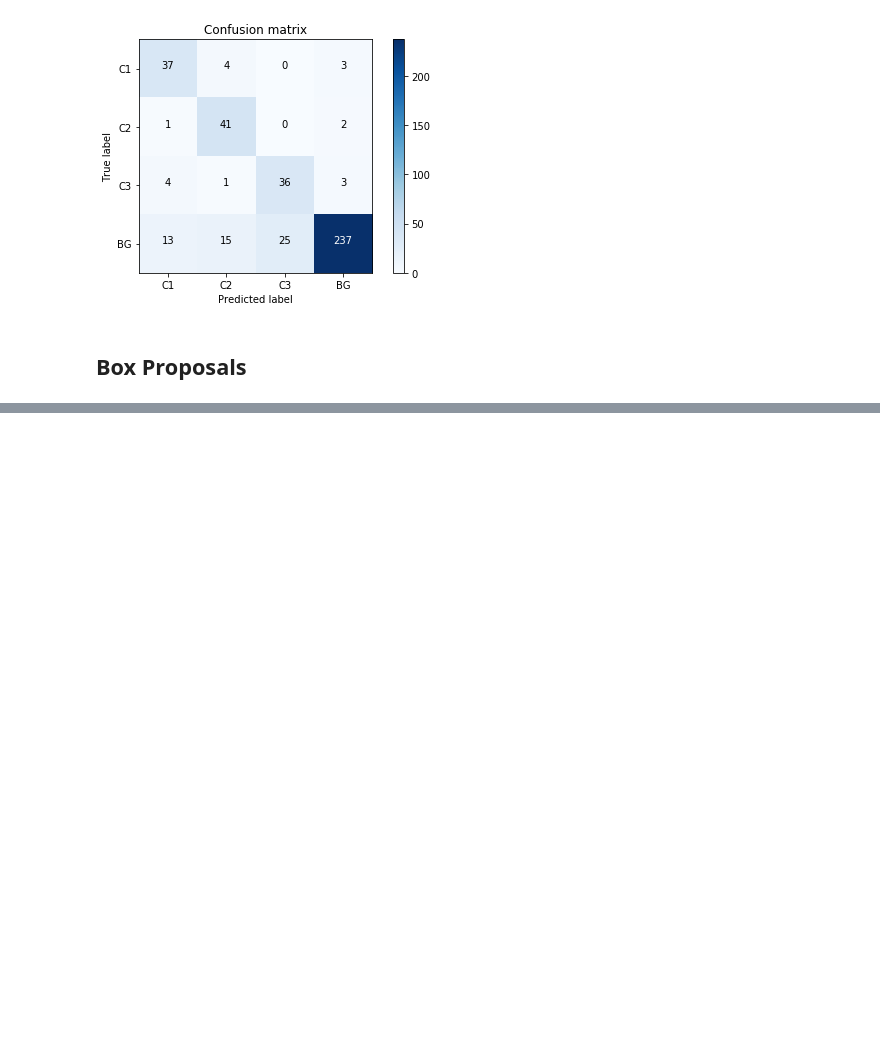
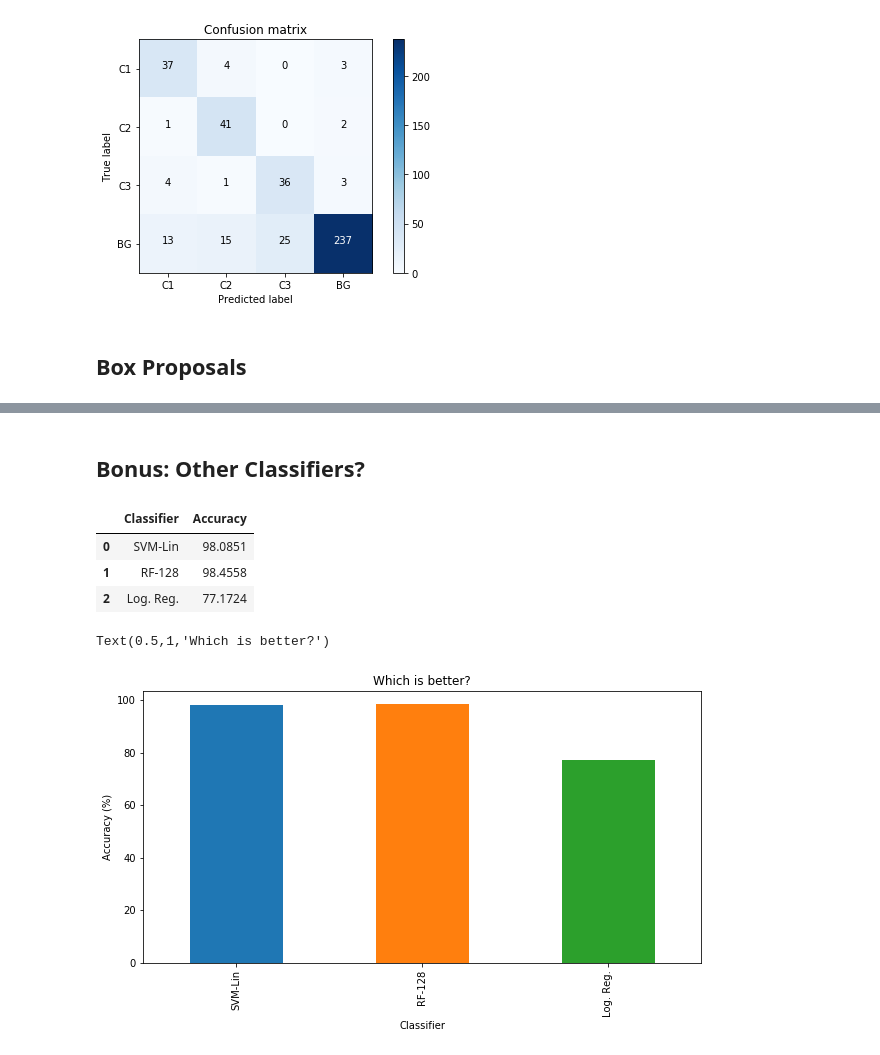
Before and after one commit to d-misra/object-detection, a Jupyter notebook: Object Detection Analysis.ipynb, the cells around one changed output, grey strips where cells are left out. Drawn from its saved outputs; the diff is of its cells as text; code cells hidden in the pictures; blank space fills up the shorter version.

Commit message:
Benchmarking

```diff
--- a/Object Detection Analysis.ipynb
+++ b/Object Detection Analysis.ipynb
@@ -239,0 +416,38 @@ Why?
+# %% [markdown]
+## Bonus: Other Classifiers?
+# %%
+experiment = [
+    ('SVM-Lin', 98.0851),
+    ('RF-128', 98.4558),
+    ('Log. Reg.', 77.1724)
+]
+
+dfBenchmarkClassifier  = pd.DataFrame(experiment, columns=[
+    'Classifier', 'Accuracy'
+])
+# %%
+dfBenchmarkClassifier
+# %% [output]
+|  | Classifier | Accuracy |
+| 0 | SVM-Lin | 98.0851 |
+| 1 | RF-128 | 98.4558 |
+| 2 | Log. Reg. | 77.1724 |
+# %%
+ax = plt.gca()
+
+ax.figure.set_size_inches(10,5)
+
+dfBenchmarkClassifier.plot(
+    x='Classifier',
+    y='Accuracy',
+    kind='bar',
+    legend=False,
+    ax=ax
+)
+
+ax.set_ylabel('Accuracy (%)')
+ax.set_xlabel('Classifier')
+ax.set_title('Which is better?')
+# %% [output]
+Text(0.5,1,'Which is better?')
+[figure, added]
```
Also changed, not shown: parts of 15 cells of this notebook, 4 other files.
